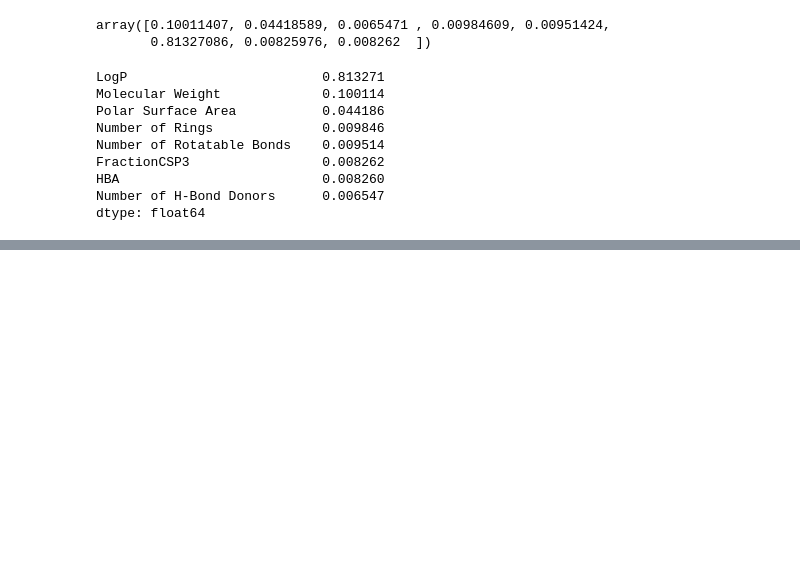
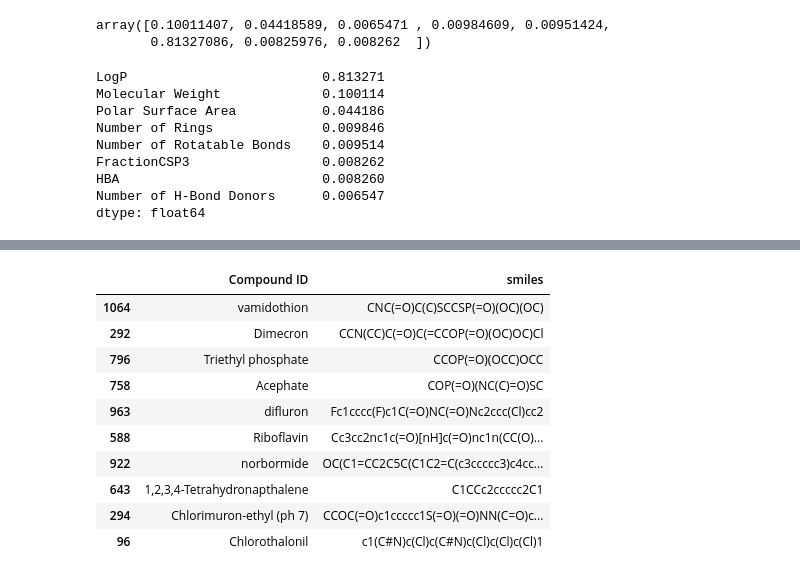
Before and after one commit to bernakayaoglu/Molecular-Solubility-Analysis, a Jupyter notebook: Molecular_Solubility_Analysis.ipynb, the cells around one changed output, grey strips where cells are left out. Saved outputs shown, nothing was run; the diff lists cells and outputs as text; code cells hidden in the pictures; blank space fills up the shorter version.

```diff
--- a/Molecular_Solubility_Analysis.ipynb
+++ b/Molecular_Solubility_Analysis.ipynb
@@ -1539,0 +1555,3 @@ dtype: float64
+# %%
+rf_rdkit_residuals = y_test - rf_rdkit_pred
+rf_rdkit_residuals
@@ -1539,0 +1571,3 @@ dtype: float64
+# %%
+rf_rdkit_absolute_errors = rf_rdkit_residuals.abs()
+rf_rdkit_absolute_errors
@@ -1539,0 +1587,3 @@ dtype: float64
+# %%
+rf_rdkit_top_10_errors = rf_rdkit_absolute_errors.nlargest(10)
+rf_rdkit_top_10_errors
@@ -1539,0 +1602,17 @@ dtype: float64
+# %%
+df.loc[
+    rf_rdkit_top_10_errors.index,
+    ["Compound ID", "smiles"]
+]
+# %% [output]
+|  | Compound ID | smiles |
+| 1064 | vamidothion | CNC(=O)C(C)SCCSP(=O)(OC)(OC) |
+| 292 | Dimecron | CCN(CC)C(=O)C(=CCOP(=O)(OC)OC)Cl |
+| 796 | Triethyl phosphate | CCOP(=O)(OCC)OCC |
+| 758 | Acephate | COP(=O)(NC(C)=O)SC |
+| 963 | difluron | Fc1cccc(F)c1C(=O)NC(=O)Nc2ccc(Cl)cc2 |
+| 588 | Riboflavin | Cc3cc2nc1c(=O)[nH]c(=O)nc1n(CC(O)... |
+| 922 | norbormide | OC(C1=CC2C5C(C1C2=C(c3ccccc3)c4cc... |
+| 643 | 1,2,3,4-Tetrahydronapthalene | C1CCc2ccccc2C1 |
+| 294 | Chlorimuron-ethyl (ph 7) | CCOC(=O)c1ccccc1S(=O)(=O)NN(C=O)c... |
+| 96 | Chlorothalonil | c1(C#N)c(Cl)c(C#N)c(Cl)c(Cl)c(Cl)1 |
```
Also changed, not shown: parts of 42 cells of this notebook, 1 other file.
